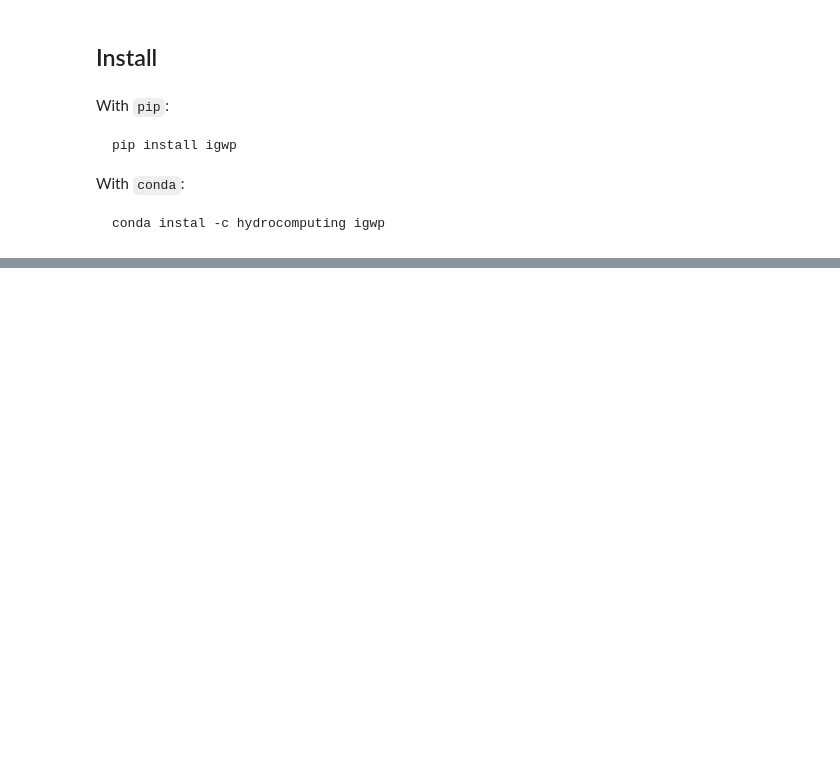
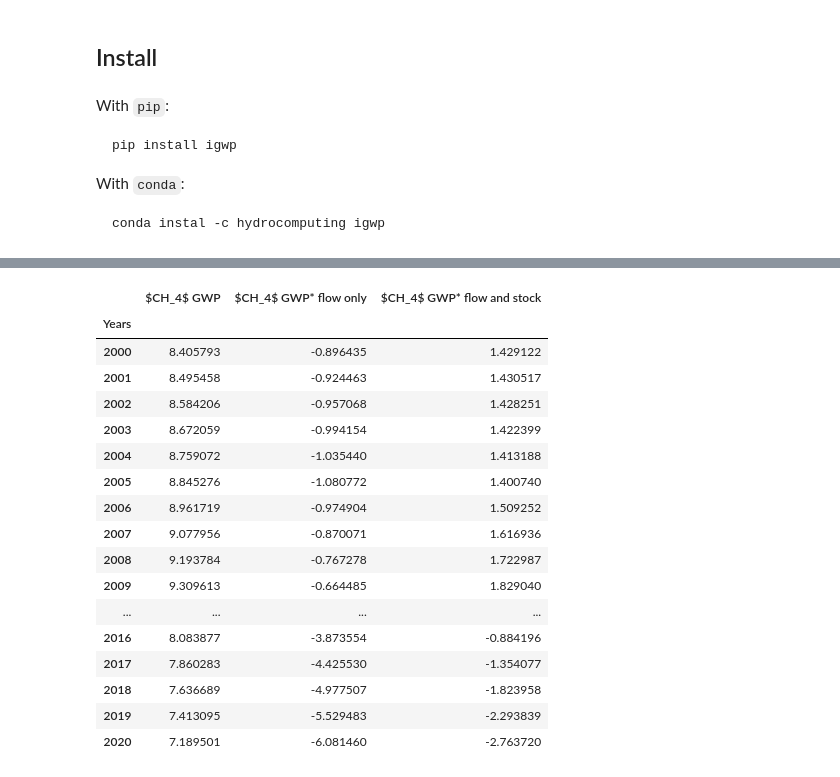
Before and after one commit to hydrocomputing/igwp, a Jupyter notebook: index.ipynb, the cells around one changed output, grey strips where cells are left out. Cells and saved outputs as stored; diff of their text form; code cells hidden in the pictures; blank space fills up the shorter version.

```diff
--- a/index.ipynb
+++ b/index.ipynb
@@ -52,0 +58,26 @@ Just do something:
+# %%
+from igwp.core import make_gwps_improved
+
+paths = get_emission_data_paths()
+
+df26 = make_gwps_improved(file_name=paths['RCP 2.6'])
+df26.loc[2000:2020]
+# %% [output]
+|  | $CH_4$ GWP | $CH_4$ GWP* flow only | $CH_4$ GWP* flow and stock |
+| Years |  |  |  |
+| 2000 | 8.405793 | -0.896435 | 1.429122 |
+| 2001 | 8.495458 | -0.924463 | 1.430517 |
+| 2002 | 8.584206 | -0.957068 | 1.428251 |
+| 2003 | 8.672059 | -0.994154 | 1.422399 |
+| 2004 | 8.759072 | -1.035440 | 1.413188 |
+| 2005 | 8.845276 | -1.080772 | 1.400740 |
+| 2006 | 8.961719 | -0.974904 | 1.509252 |
+| 2007 | 9.077956 | -0.870071 | 1.616936 |
+| 2008 | 9.193784 | -0.767278 | 1.722987 |
+| 2009 | 9.309613 | -0.664485 | 1.829040 |
+| ... | ... | ... | ... |
+| 2016 | 8.083877 | -3.873554 | -0.884196 |
+| 2017 | 7.860283 | -4.425530 | -1.354077 |
+| 2018 | 7.636689 | -4.977507 | -1.823958 |
+| 2019 | 7.413095 | -5.529483 | -2.293839 |
+| 2020 | 7.189501 | -6.081460 | -2.763720 |
```
Also changed, not shown: parts of 9 cells of this notebook, 10 other files.
